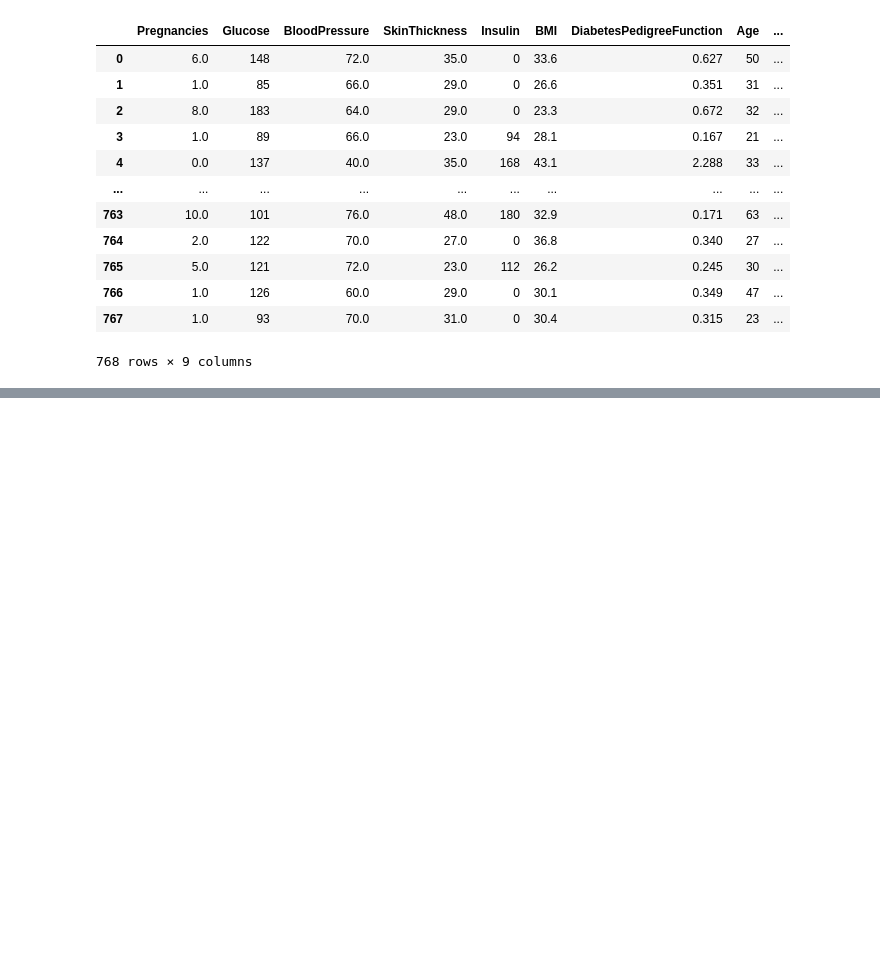
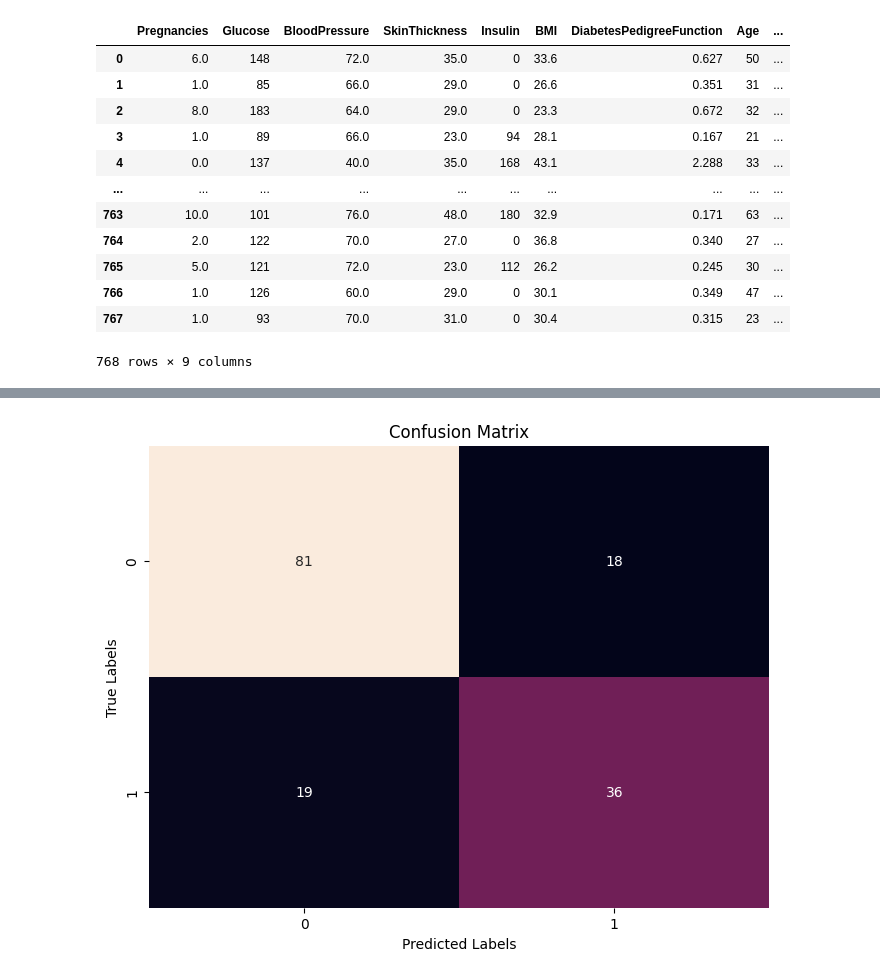
Before and after one commit to nikhil4859/Logistic-Regression, a Jupyter notebook: Pima_India_Diabetes.ipynb, the cells around one changed output, grey strips where cells are left out. Cells and saved outputs as stored; diff of their text form; code cells hidden in the pictures; blank space fills up the shorter version.

```diff
--- a/Pima_India_Diabetes.ipynb
+++ b/Pima_India_Diabetes.ipynb
@@ -291,0 +310,9 @@ model.coef_[0]
+# %%
+# Step 2: Fit the scaler on the entire DataFrame and transform it
+scaled_data = scaler.fit_transform(X)
+# %%
+# Step 3: Create a new DataFrame from the scaled data
+scaled_data = pd.DataFrame(scaled_data, columns=X.columns)
+
+# Display the final scaled DataFrame
+print(scaled_data.head())
@@ -291,0 +351,2 @@ model.coef_[0]
+# %%
+X_train, X_test, y_train, y_test = train_test_split(scaled_data, y, test_size=0.2, random_state=42) #Splitting the data
@@ -291,0 +356,18 @@ model.coef_[0]
+# %%
+# Step 1: Initialize the model
+model_1 = LogisticRegression(random_state=26, max_iter=1000)
+
+# Step 2: Train the model on the training set
+model_1.fit(X_train, y_train)
+
+# Step 3: Make predictions on the test set
+y_pred = model_1.predict(X_test)
+
+# Step 4: Evaluate the model
+accuracy = accuracy_score(y_test, y_pred)
+conf_matrix = confusion_matrix(y_test, y_pred)
+class_report = classification_report(y_test, y_pred)
+
+print("Accuracy:", accuracy)
+print("Confusion Matrix:\n", conf_matrix)
+print("Classification Report:\n", class_report)
@@ -291,0 +404,12 @@ model.coef_[0]
+# %%
+conf_matrix = confusion_matrix(y_test, y_pred)
+
+# Plotting the confusion matrix
+plt.figure(figsize=(8, 6))
+sns.heatmap(conf_matrix, annot=True, fmt='d', cbar=False)
+plt.xlabel('Predicted Labels')
+plt.ylabel('True Labels')
+plt.title('Confusion Matrix')
+plt.show()
+# %% [output]
+[figure, added]
```
Also changed, not shown: parts of 15 cells of this notebook.
